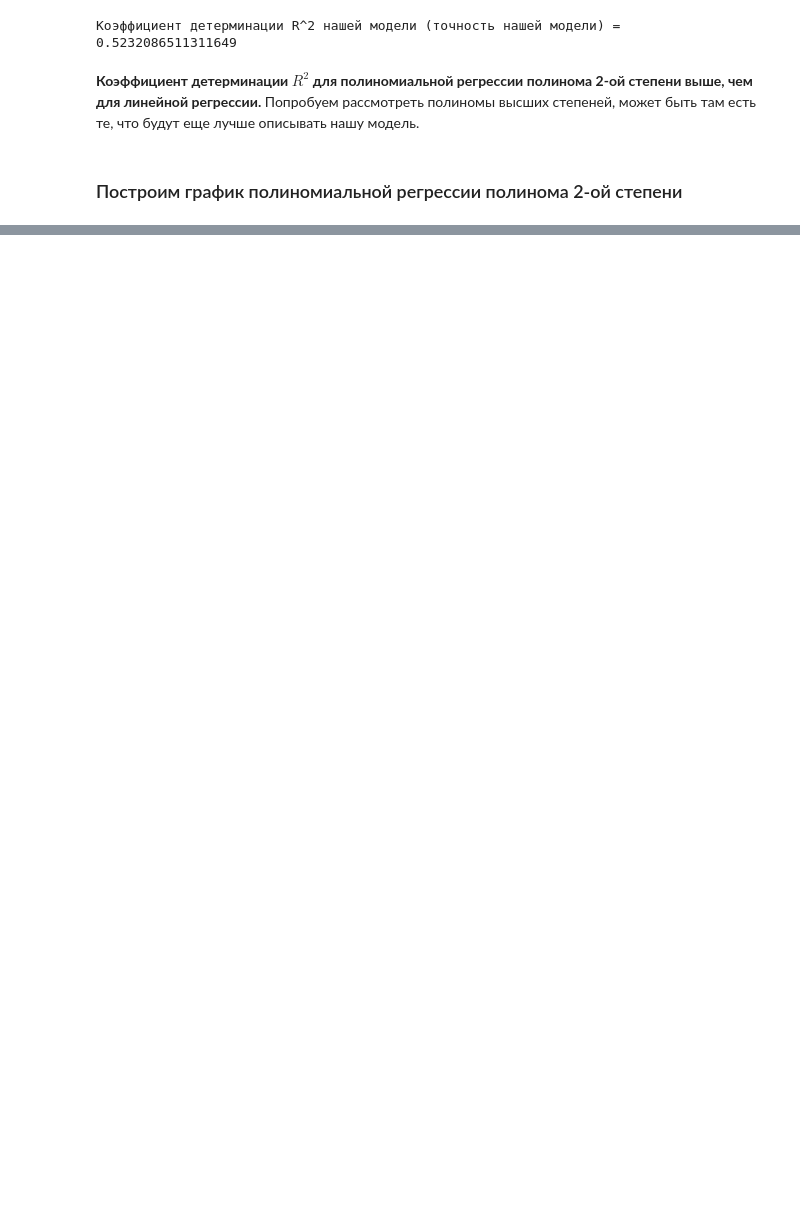
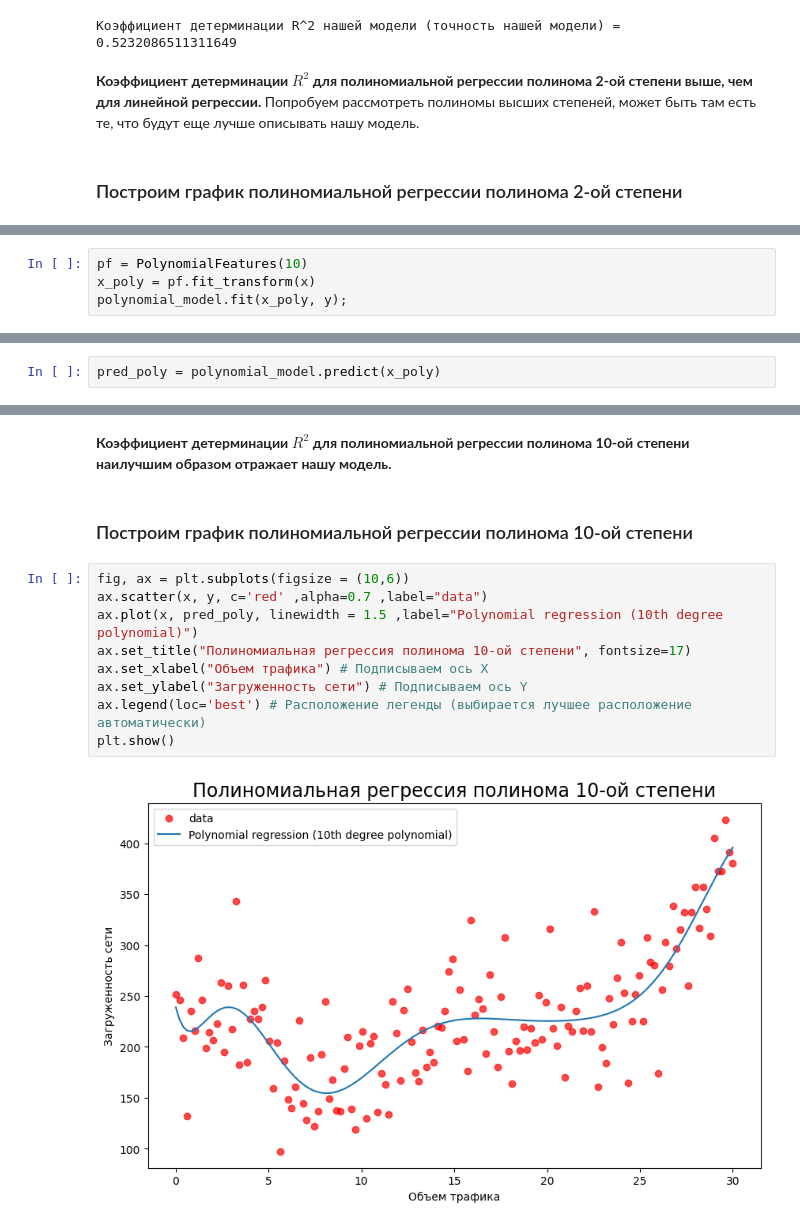
Before and after one commit to rezabungel/The-basics-of-artificial-intelligence-Laboratory-Works, a Jupyter notebook: Practical work 5/Linear_and_polynomial_regression.ipynb, the cells around one changed output, grey strips where cells are left out. Drawn from its saved outputs; the diff is of its cells as text; blank space fills up the shorter version.

```diff
--- a/Practical work 5/Linear_and_polynomial_regression.ipynb
+++ b/Practical work 5/Linear_and_polynomial_regression.ipynb
@@ -112,0 +157,4 @@ plt.show()
+# %%
+pf = PolynomialFeatures(10)
+x_poly = pf.fit_transform(x)
+polynomial_model.fit(x_poly, y);
@@ -112,0 +163,2 @@ plt.show()
+# %%
+pred_poly = polynomial_model.predict(x_poly)
@@ -112,0 +172,15 @@ plt.show()
+# %% [markdown]
+**Коэффициент детерминации $R^2$ для полиномиальной регрессии полинома 10-ой степени наилучшим образом отражает нашу модель.**
+# %% [markdown]
+### Построим график полиномиальной регрессии полинома 10-ой степени
+# %%
+fig, ax = plt.subplots(figsize = (10,6))
+ax.scatter(x, y, c='red' ,alpha=0.7 ,label="data")
+ax.plot(x, pred_poly, linewidth = 1.5 ,label="Polynomial regression (10th degree polynomial)")
+ax.set_title("Полиномиальная регрессия полинома 10-ой степени", fontsize=17)
+ax.set_xlabel("Объем трафика") # Подписываем ось X
+ax.set_ylabel("Загруженность сети") # Подписываем ось Y
+ax.legend(loc='best') # Расположение легенды (выбирается лучшее расположение автоматически)
+plt.show()
+# %% [output]
+[figure, added]
```
Also changed, not shown: parts of 21 cells of this notebook.
